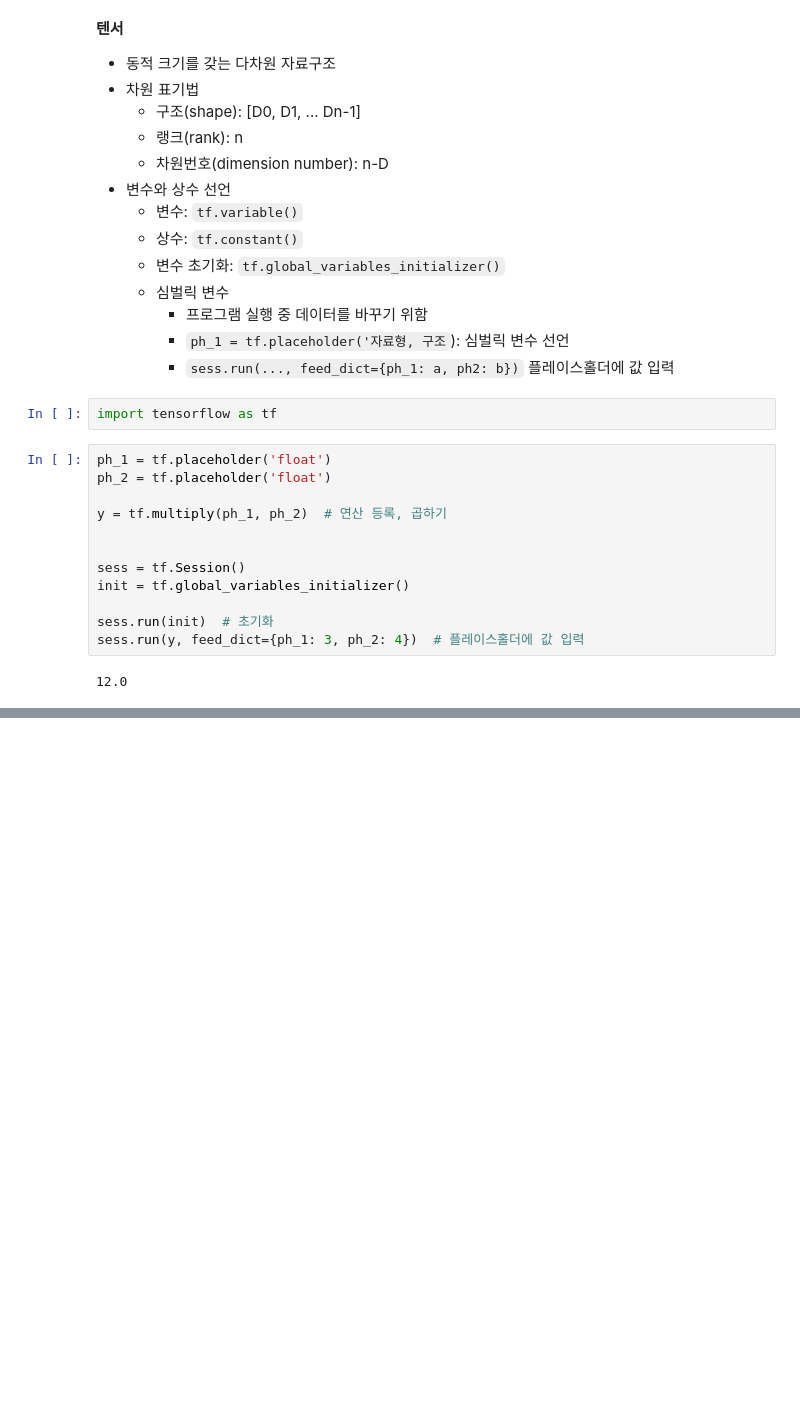
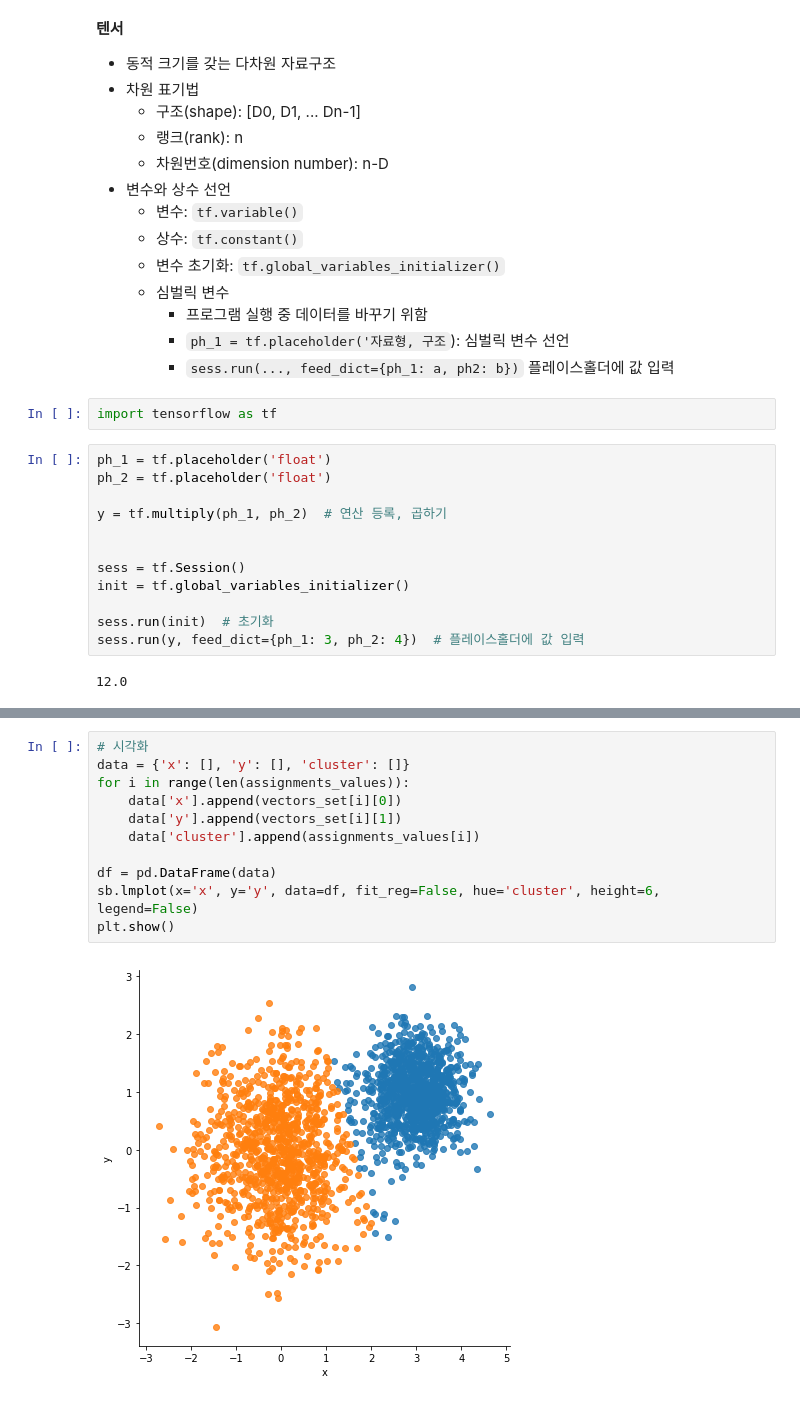
Before and after one commit to SeunghyeunBaek/TIL, a Jupyter notebook: 10_tensorflow/2_tensorflow_data_structure.ipynb, the cells around one changed output, grey strips where cells are left out. Drawn from its saved outputs; the diff is of its cells as text; blank space fills up the shorter version.

```diff
--- a/10_tensorflow/2_tensorflow_data_structure.ipynb
+++ b/10_tensorflow/2_tensorflow_data_structure.ipynb
@@ -34,0 +142,13 @@ sess.run(y, feed_dict={ph_1: 3, ph_2: 4})  # 플레이스홀더에 값 입력
+# %%
+# 시각화
+data = {'x': [], 'y': [], 'cluster': []}
+for i in range(len(assignments_values)):
+    data['x'].append(vectors_set[i][0])
+    data['y'].append(vectors_set[i][1])
+    data['cluster'].append(assignments_values[i])
+
+df = pd.DataFrame(data)
+sb.lmplot(x='x', y='y', data=df, fit_reg=False, hue='cluster', height=6, legend=False)
+plt.show()
+# %% [output]
+[figure, added]
```
Also changed, not shown: parts of 5 cells of this notebook.
